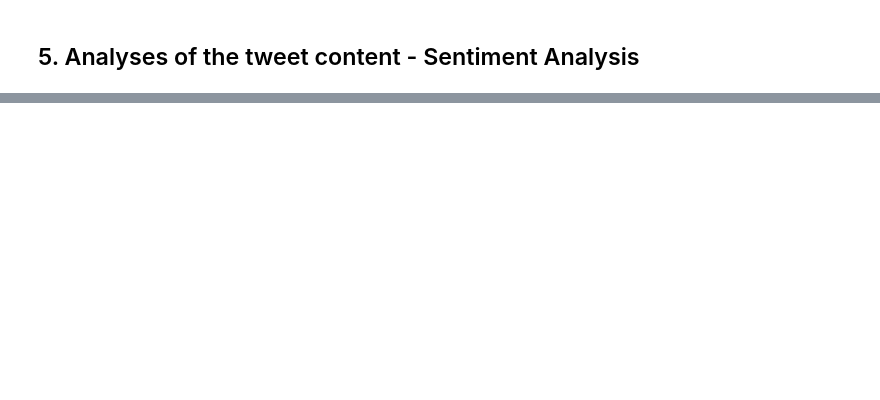
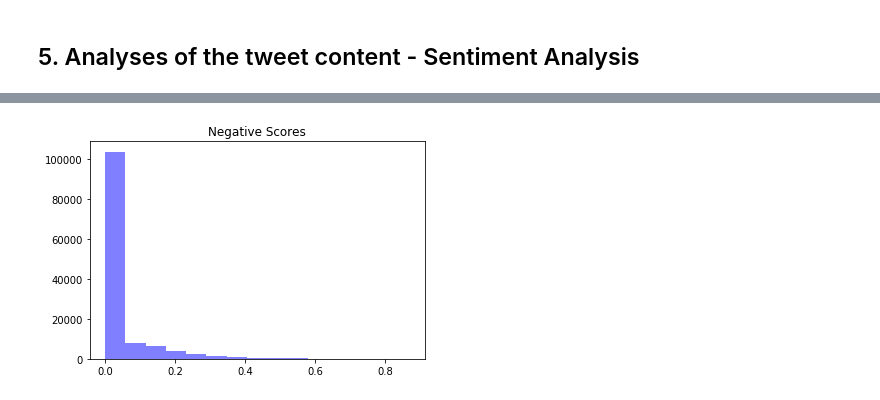
Before and after one commit to 5l1v3r1/Twitter_National_Sibling_Day, a Jupyter notebook: 01_text_analyses.ipynb, the cells around one changed output, grey strips where cells are left out. Cells and saved outputs as stored; diff of their text form; code cells hidden in the pictures; blank space fills up the shorter version.

```diff
--- a/01_text_analyses.ipynb
+++ b/01_text_analyses.ipynb
@@ -571,0 +397,7 @@ clean_token_list[0:50]
+# %%
+plt.hist(neg, 15, color="blue", alpha=.5)
+plt.savefig('sentiment_neg.png')
+plt.title("Negative Scores")
+plt.show()
+# %% [output]
+[figure, added]
```
Also changed, not shown: parts of 61 cells of this notebook.
